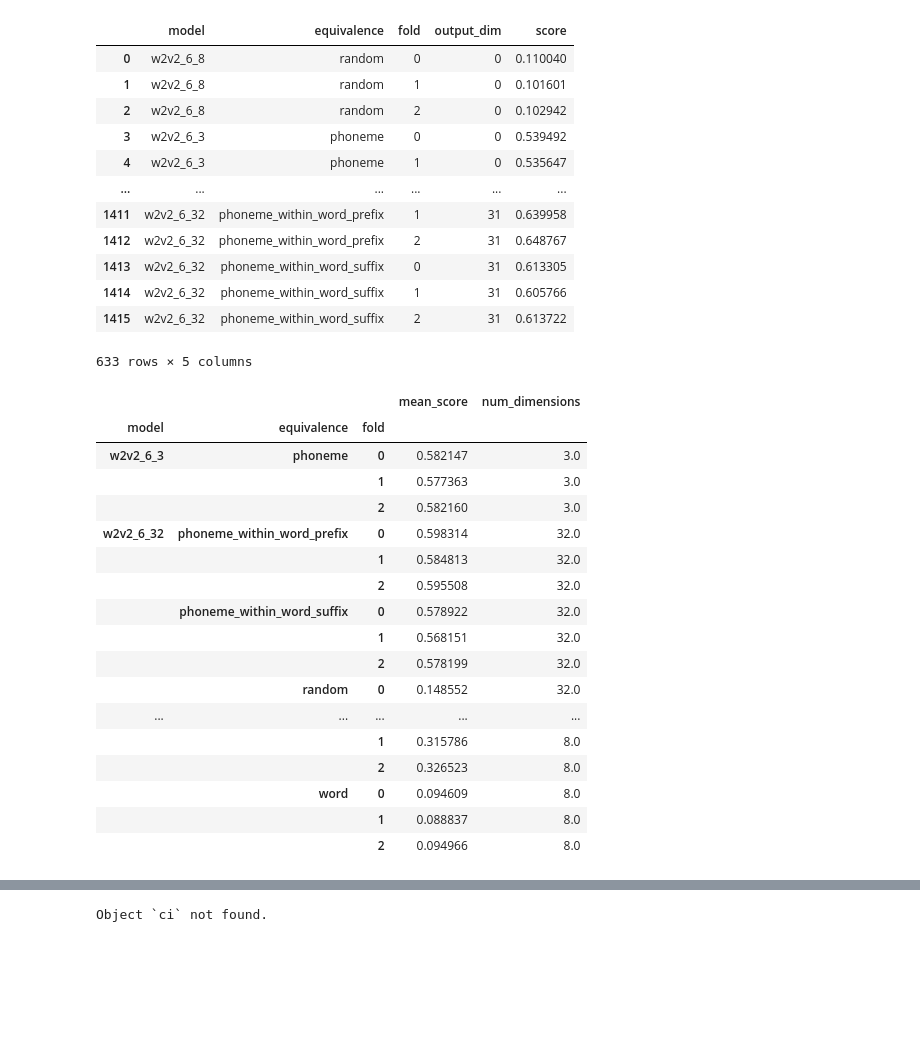
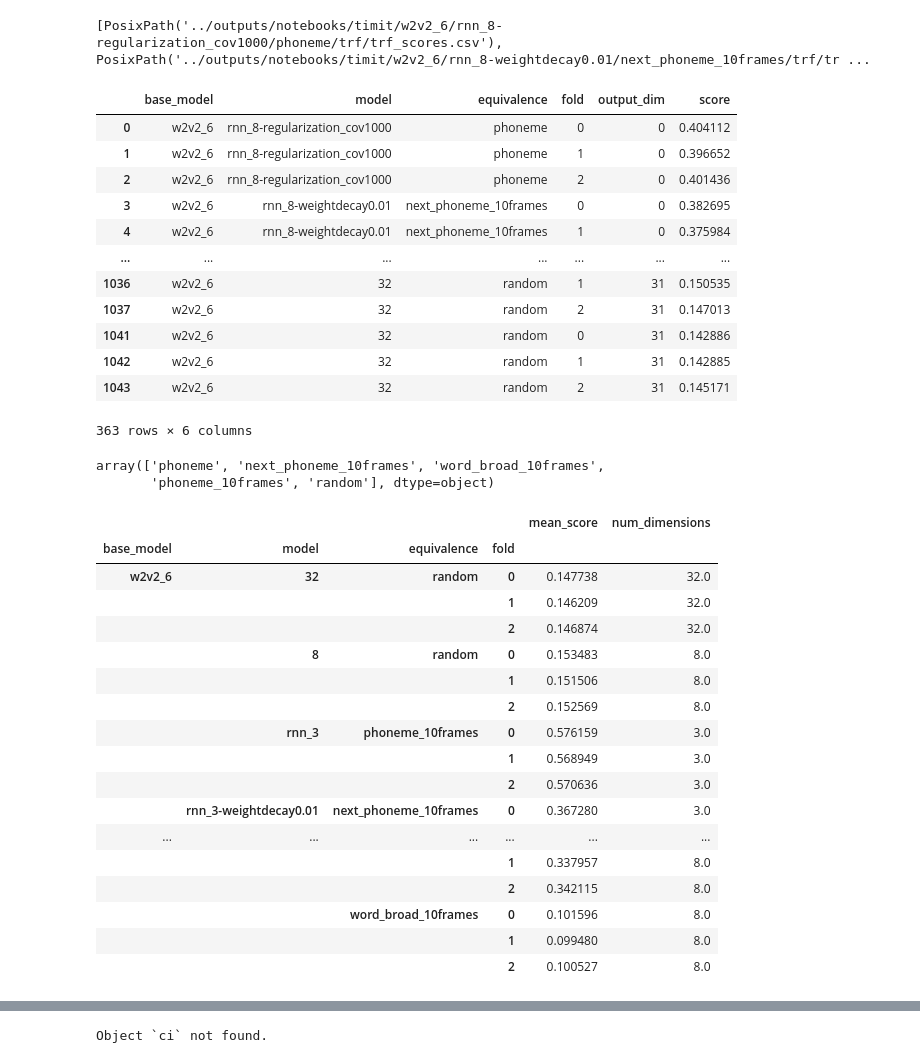
Before and after one commit to hans/ideal-word-representations, a Jupyter notebook: summary_notebooks/trf.ipynb, the cells around one changed output, grey strips where cells are left out. Cells and saved outputs as stored; diff of their text form; code cells hidden in the pictures; blank space fills up the shorter version.

```diff
--- a/summary_notebooks/trf.ipynb
+++ b/summary_notebooks/trf.ipynb
@@ -7,51 +7,58 @@ import seaborn as sns
 # %%
 sns.set_theme(style="whitegrid", font_scale=2)
 # %%
-trf_score_paths = list(Path("../outputs/notebooks").glob("*/*/trf/trf_scores.csv"))
+trf_score_paths = list(Path("../outputs/notebooks").glob("*/*/*/*/trf/trf_scores.csv"))
+print(trf_score_paths)
 trf_scores = pd.concat([pd.read_csv(p) for p in trf_score_paths],
-                       keys=[(p.parents[2].name, p.parents[1].name) for p in trf_score_paths],
-                       names=["model", "equivalence"]).reset_index(level=2, drop=True)
-trf_scores = trf_scores.reset_index().melt(id_vars=["model", "equivalence", "fold"], var_name="output_dim", value_name="score").dropna()
+                       keys=[(p.parents[1].name, p.parents[2].name, p.parents[3].name) for p in trf_score_paths],
+                       names=["equivalence", "model", "base_model"]).reset_index(level=3, drop=True)
+trf_scores = trf_scores.reset_index().melt(id_vars=["base_model", "model", "equivalence", "fold"], var_name="output_dim", value_name="score").dropna()
 
 trf_scores["model"] = trf_scores.model.str.replace("random[^_]*_", "", regex=True)
 
 trf_scores
 # %% [output]
+[PosixPath('../outputs/notebooks/timit/w2v2_6/rnn_8-regularization_cov1000/phoneme/trf/trf_scores.csv'), PosixPath('../outputs/notebooks/timit/w2v2_6/rnn_8-weightdecay0.01/next_phoneme_10frames/trf/tr ...
-|  | model | equivalence | fold | output_dim | score |
-| 0 | w2v2_6_8 | random | 0 | 0 | 0.110040 |
-| 1 | w2v2_6_8 | random | 1 | 0 | 0.101601 |
-| 2 | w2v2_6_8 | random | 2 | 0 | 0.102942 |
-| 3 | w2v2_6_3 | phoneme | 0 | 0 | 0.539492 |
-| 4 | w2v2_6_3 | phoneme | 1 | 0 | 0.535647 |
-| ... | ... | ... | ... | ... | ... |
-| 1411 | w2v2_6_32 | phoneme_within_word_prefix | 1 | 31 | 0.639958 |
-| 1412 | w2v2_6_32 | phoneme_within_word_prefix | 2 | 31 | 0.648767 |
-| 1413 | w2v2_6_32 | phoneme_within_word_suffix | 0 | 31 | 0.613305 |
-| 1414 | w2v2_6_32 | phoneme_within_word_suffix | 1 | 31 | 0.605766 |
-| 1415 | w2v2_6_32 | phoneme_within_word_suffix | 2 | 31 | 0.613722 |
+|  | base_model | model | equivalence | fold | output_dim | score |
+| 0 | w2v2_6 | rnn_8-regularization_cov1000 | phoneme | 0 | 0 | 0.404112 |
+| 1 | w2v2_6 | rnn_8-regularization_cov1000 | phoneme | 1 | 0 | 0.396652 |
+| 2 | w2v2_6 | rnn_8-regularization_cov1000 | phoneme | 2 | 0 | 0.401436 |
+| 3 | w2v2_6 | rnn_8-weightdecay0.01 | next_phoneme_10frames | 0 | 0 | 0.382695 |
+| 4 | w2v2_6 | rnn_8-weightdecay0.01 | next_phoneme_10frames | 1 | 0 | 0.375984 |
+| ... | ... | ... | ... | ... | ... | ... |
+| 1036 | w2v2_6 | 32 | random | 1 | 31 | 0.150535 |
+| 1037 | w2v2_6 | 32 | random | 2 | 31 | 0.147013 |
+| 1041 | w2v2_6 | 32 | random | 0 | 31 | 0.142886 |
+| 1042 | w2v2_6 | 32 | random | 1 | 31 | 0.142885 |
+| 1043 | w2v2_6 | 32 | random | 2 | 31 | 0.145171 |
-633 rows × 5 columns
+363 rows × 6 columns
+# %%
+trf_scores.equivalence.unique()
+# %% [output]
+array(['phoneme', 'next_phoneme_10frames', 'word_broad_10frames',
+       'phoneme_10frames', 'random'], dtype=object)
 # %%
-score_summary = trf_scores.groupby(["model", "equivalence", "fold"]).apply(lambda xs: pd.Series({"mean_score": xs.score.mean(), "num_dimensions": xs.output_dim.nunique()}))
+score_summary = trf_scores.groupby(["base_model", "model", "equivalence", "fold"]).apply(lambda xs: pd.Series({"mean_score": xs.score.mean(), "num_dimensions": xs.output_dim.nunique()}))
 score_summary
 # %% [output]
-|  |  |  | mean_score | num_dimensions |
-| model | equivalence | fold |  |  |
-| w2v2_6_3 | phoneme | 0 | 0.582147 | 3.0 |
-|  |  | 1 | 0.577363 | 3.0 |
-|  |  | 2 | 0.582160 | 3.0 |
-| w2v2_6_32 | phoneme_within_word_prefix | 0 | 0.598314 | 32.0 |
-|  |  | 1 | 0.584813 | 32.0 |
-|  |  | 2 | 0.595508 | 32.0 |
-|  | phoneme_within_word_suffix | 0 | 0.578922 | 32.0 |
-|  |  | 1 | 0.568151 | 32.0 |
-|  |  | 2 | 0.578199 | 32.0 |
-|  | random | 0 | 0.148552 | 32.0 |
-| ... | ... | ... | ... | ... |
-|  |  | 1 | 0.315786 | 8.0 |
-|  |  | 2 | 0.326523 | 8.0 |
-|  | word | 0 | 0.094609 | 8.0 |
-|  |  | 1 | 0.088837 | 8.0 |
-|  |  | 2 | 0.094966 | 8.0 |
+|  |  |  |  | mean_score | num_dimensions |
+| base_model | model | equivalence | fold |  |  |
+| w2v2_6 | 32 | random | 0 | 0.147738 | 32.0 |
+|  |  |  | 1 | 0.146209 | 32.0 |
+|  |  |  | 2 | 0.146874 | 32.0 |
+|  | 8 | random | 0 | 0.153483 | 8.0 |
+|  |  |  | 1 | 0.151506 | 8.0 |
+|  |  |  | 2 | 0.152569 | 8.0 |
+|  | rnn_3 | phoneme_10frames | 0 | 0.576159 | 3.0 |
+|  |  |  | 1 | 0.568949 | 3.0 |
+|  |  |  | 2 | 0.570636 | 3.0 |
+|  | rnn_3-weightdecay0.01 | next_phoneme_10frames | 0 | 0.367280 | 3.0 |
+| ... | ... | ... | ... | ... | ... |
+|  |  |  | 1 | 0.337957 | 8.0 |
+|  |  |  | 2 | 0.342115 | 8.0 |
+|  |  | word_broad_10frames | 0 | 0.101596 | 8.0 |
+|  |  |  | 1 | 0.099480 | 8.0 |
+|  |  |  | 2 | 0.100527 | 8.0 |
 # %%
 g = sns.FacetGrid(data=score_summary.reset_index(), row="model", margin_titles=True, aspect=3)
 g.map(sns.barplot, "equivalence", "mean_score", order=score_summary.groupby("equivalence").mean().sort_values("mean_score").index, errorbar="se")
```
Also changed, not shown: parts of 2 cells of this notebook.
